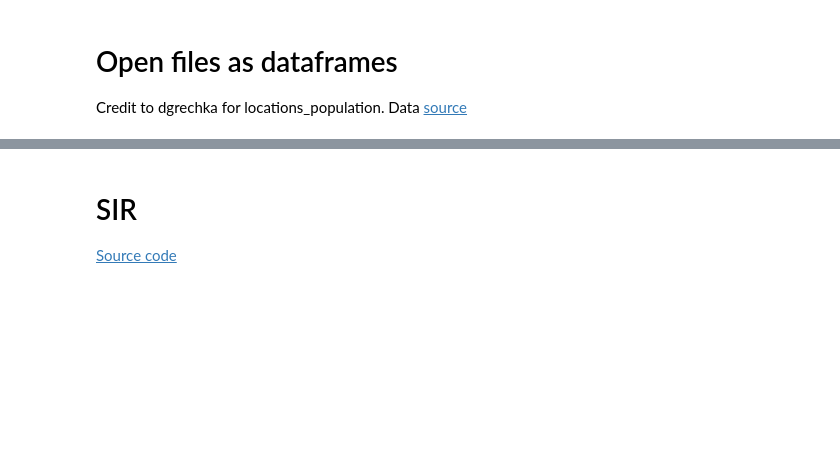
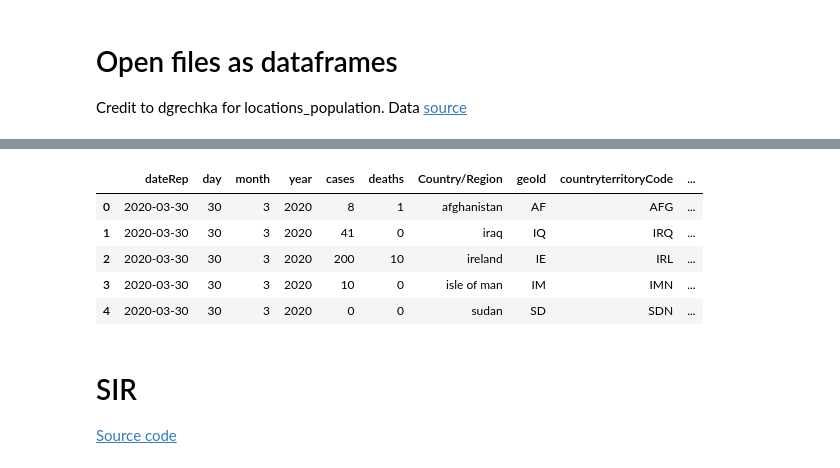
Before and after one commit to rafaelvalero/covid_forecast, a Jupyter notebook: notebooks/SIR.ipynb, the cells around one changed output, grey strips where cells are left out. Saved outputs shown, nothing was run; the diff lists cells and outputs as text; code cells hidden in the pictures; blank space fills up the shorter version.

Commit message:
working prototype of the SIR model with real data of COVID19 incidents and population data

```diff
--- a/notebooks/SIR.ipynb
+++ b/notebooks/SIR.ipynb
@@ -31,5 +29,7 @@ ModuleNotFoundError: No module named 'requests'
 export_dir = os.path.join(main_dir, "data", "raw"+os.sep)
 countries_fname = "countries.csv"
 print(main_dir+"\n"+export_dir)
-prov_state_vname = "Province/State"
+province_state_vname = "Province/State"
 country_region_vname = "Country/Region"
+susceptible_vname = "s_0"
+pop_df_vnames = [country_region_vname, susceptible_vname]
@@ -37,7 +40,7 @@ country_region_vname = "Country/Region"
 # Open files as dataframes
 Credit to dgrechka for locations_population. Data [source](https://www.kaggle.com/dgrechka/covid19-global-forecasting-locations-population/metadata)
 # %%
-locations_population = pd.read_csv(os.path.join(main_dir, "data", "raw", "locations_population.csv"))
+population_data = pd.read_excel(population_data_url)
 friendly_fnames = [file.replace("time_series_covid19_", "").replace(".csv", "") for file in all_files]
 filename_dct = dict(zip(friendly_fnames, all_files))
 pprint(filename_dct)
@@ -55 +191,13 @@ confirmed_global[country_region_vname].drop_duplicates().to_csv(export_dir+count
+# %%
+population_df = population_data.copy().rename(columns={"countriesAndTerritories": country_region_vname, "popData2018": susceptible_vname})
+population_df = population_df.sort_values("dateRep", ascending=False).reset_index(drop=True).drop_duplicates(country_region_vname)
+population_df[country_region_vname] = population_df[country_region_vname].str.lower().str.replace("_|\s{1,}", " ").str.strip()
+population_df.head()
+# %% [output]
+|  | dateRep | day | month | year | cases | deaths | Country/Region | geoId | countryterritoryCode | ... |
+| 0 | 2020-03-30 | 30 | 3 | 2020 | 8 | 1 | afghanistan | AF | AFG | ... |
+| 1 | 2020-03-30 | 30 | 3 | 2020 | 41 | 0 | iraq | IQ | IRQ | ... |
+| 2 | 2020-03-30 | 30 | 3 | 2020 | 200 | 10 | ireland | IE | IRL | ... |
+| 3 | 2020-03-30 | 30 | 3 | 2020 | 10 | 0 | isle of man | IM | IMN | ... |
+| 4 | 2020-03-30 | 30 | 3 | 2020 | 0 | 0 | sudan | SD | SDN | ... |
 # %%
```
Also changed, not shown: parts of 15 cells of this notebook, 2 other files.
